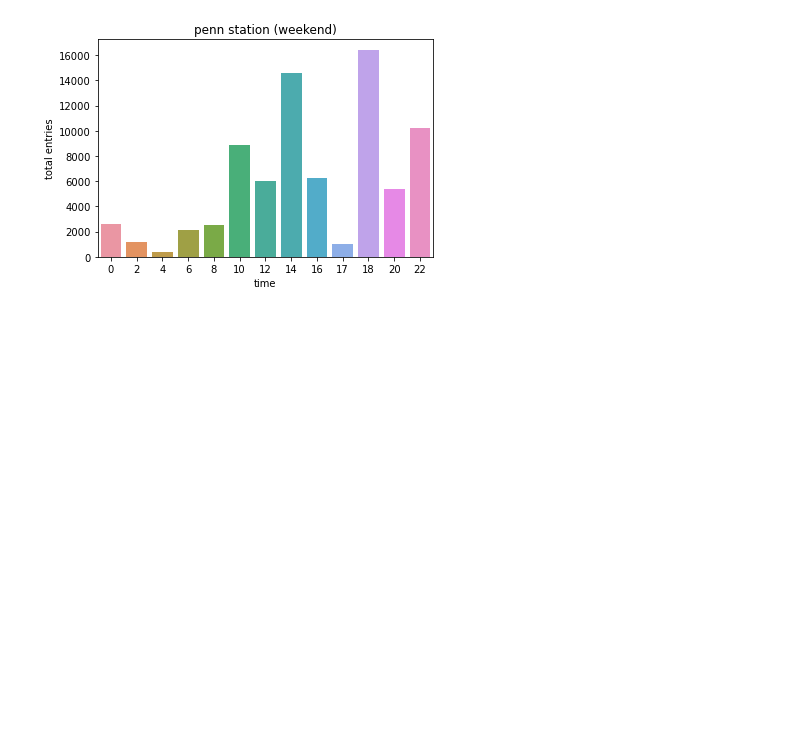
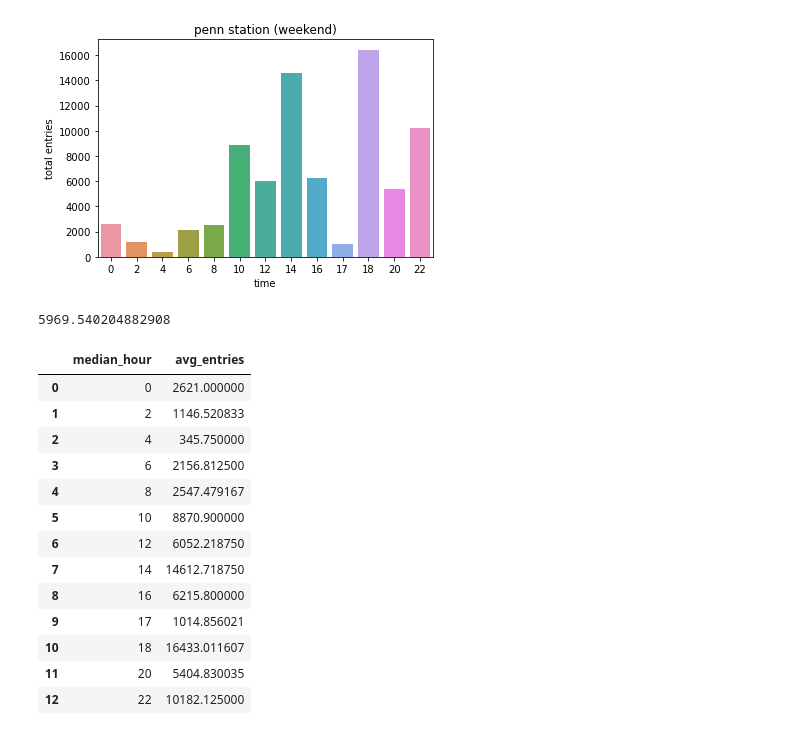
Before and after one commit to abarela13/onl_ds5_project_1, a Jupyter notebook: penn_station_data.ipynb, the cells around one changed output. Saved outputs shown, nothing was run; the diff lists cells and outputs as text; code cells hidden in the pictures; blank space fills up the shorter version.

```diff
--- a/penn_station_data.ipynb
+++ b/penn_station_data.ipynb
@@ -226,3 +252,24 @@ ax.set_ylabel('total entries')
 # %% [output]
 Text(0, 0.5, 'total entries')
 [figure]
+# %%
+penn_weekend_total_byday.avg_entries.mean()*
+# %% [output]
+5969.540204882908
+# %%
+penn_weekend_total_byday
+# %% [output]
+|  | median_hour | avg_entries |
+| 0 | 0 | 2621.000000 |
+| 1 | 2 | 1146.520833 |
+| 2 | 4 | 345.750000 |
+| 3 | 6 | 2156.812500 |
+| 4 | 8 | 2547.479167 |
+| 5 | 10 | 8870.900000 |
+| 6 | 12 | 6052.218750 |
+| 7 | 14 | 14612.718750 |
+| 8 | 16 | 6215.800000 |
+| 9 | 17 | 1014.856021 |
+| 10 | 18 | 16433.011607 |
+| 11 | 20 | 5404.830035 |
+| 12 | 22 | 10182.125000 |
```
Also changed, not shown: parts of 2 cells of this notebook, 1 other file.
